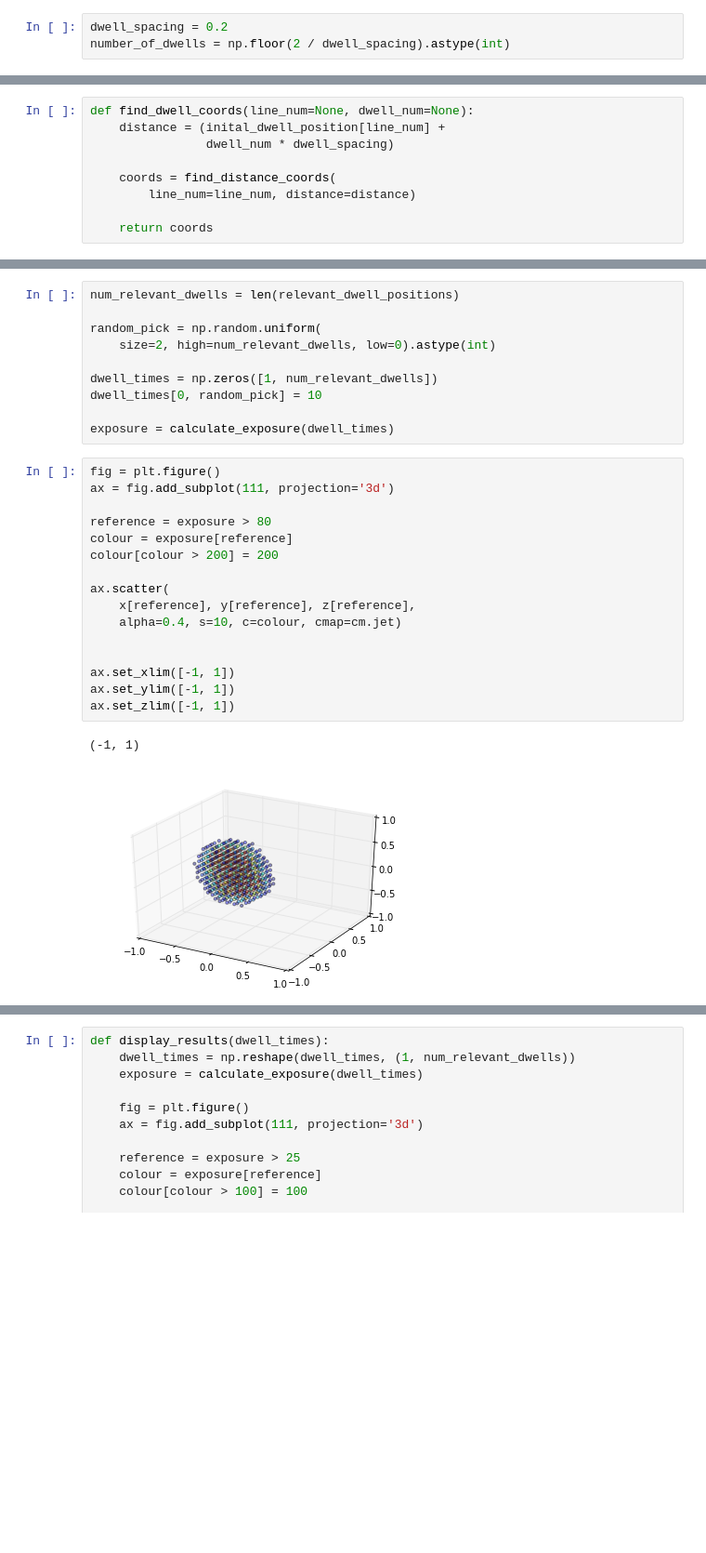
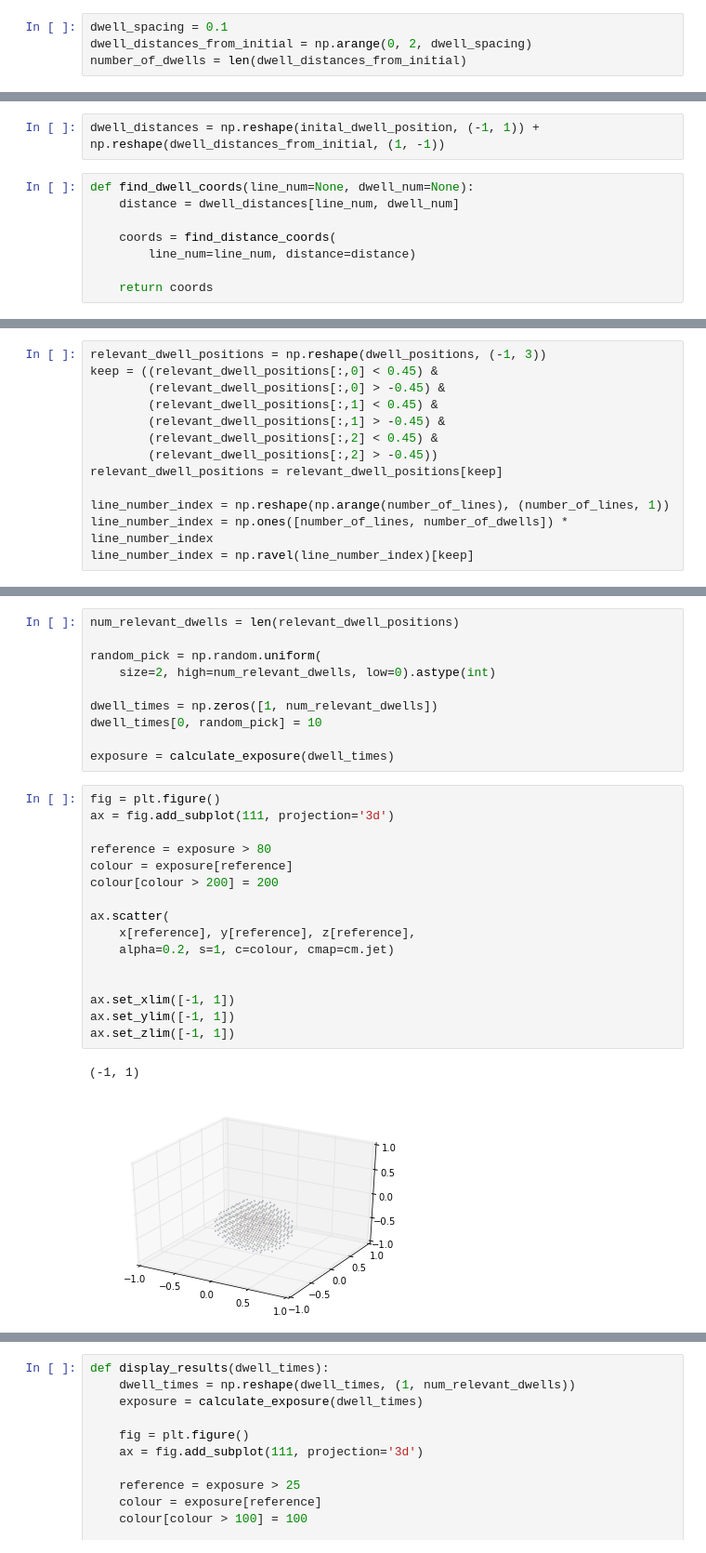
Before and after one commit to SimonBiggs/poc-brachyoptimisation, a Jupyter notebook: Proof of concept.ipynb, the cells around one changed output, grey strips where cells are left out. Shown at 93% size. Drawn from its saved outputs; the diff is of its cells as text; blank space fills up the shorter version.

Commit message:
included positional effect on DVH

```diff
--- a/Proof of concept.ipynb
+++ b/Proof of concept.ipynb
@@ -170,6 +132,7 @@ Pick dwell positons 0.2 units apart starting at a random position along the line
 # %%
-dwell_spacing = 0.2
-number_of_dwells = np.floor(2 / dwell_spacing).astype(int)
+dwell_spacing = 0.1
+dwell_distances_from_initial = np.arange(0, 2, dwell_spacing)
+number_of_dwells = len(dwell_distances_from_initial)
 # %%
 inital_dwell_position = np.random.uniform(
     low=0, high=dwell_spacing, size=number_of_lines)
@@ -182,7 +145,8 @@ array([ 0.17988455,  0.1898738 ,  0.13779782,  0.02425082,  0.08034814,
+# %%
+dwell_distances = np.reshape(inital_dwell_position, (-1, 1)) + np.reshape(dwell_distances_from_initial, (1, -1))
 # %%
 def find_dwell_coords(line_num=None, dwell_num=None):
-    distance = (inital_dwell_position[line_num] +
-                dwell_num * dwell_spacing)
+    distance = dwell_distances[line_num, dwell_num]
 
     coords = find_distance_coords(
         line_num=line_num, distance=distance)
@@ -235,0 +192,13 @@ ax.set_zlim([-1, 1])
+# %%
+relevant_dwell_positions = np.reshape(dwell_positions, (-1, 3))
+keep = ((relevant_dwell_positions[:,0] < 0.45) &
+        (relevant_dwell_positions[:,0] > -0.45) &
+        (relevant_dwell_positions[:,1] < 0.45) &
+        (relevant_dwell_positions[:,1] > -0.45) &
+        (relevant_dwell_positions[:,2] < 0.45) &
+        (relevant_dwell_positions[:,2] > -0.45))
+relevant_dwell_positions = relevant_dwell_positions[keep]
+
+line_number_index = np.reshape(np.arange(number_of_lines), (number_of_lines, 1))
+line_number_index = np.ones([number_of_lines, number_of_dwells]) * line_number_index
+line_number_index = np.ravel(line_number_index)[keep]
@@ -283,19 +262,19 @@ exposure = calculate_exposure(dwell_times)
 # %%
 fig = plt.figure()
 ax = fig.add_subplot(111, projection='3d')
 
 reference = exposure > 80
 colour = exposure[reference]
 colour[colour > 200] = 200
 
 ax.scatter(
     x[reference], y[reference], z[reference],
-    alpha=0.4, s=10, c=colour, cmap=cm.jet)
+    alpha=0.2, s=1, c=colour, cmap=cm.jet)
 
 
 ax.set_xlim([-1, 1])
 ax.set_ylim([-1, 1])
 ax.set_zlim([-1, 1])
 # %% [output]
 (-1, 1)
-[figure, old version]
+[figure, new version]
```
Also changed, not shown: parts of 75 cells of this notebook.
